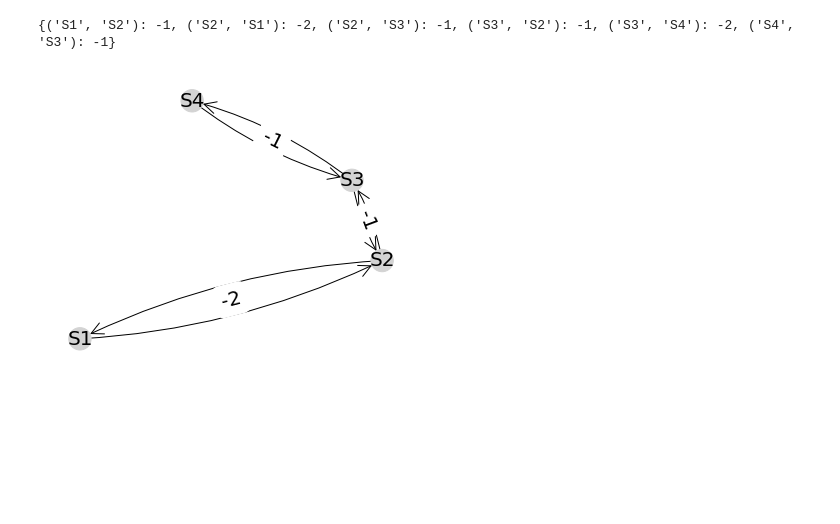
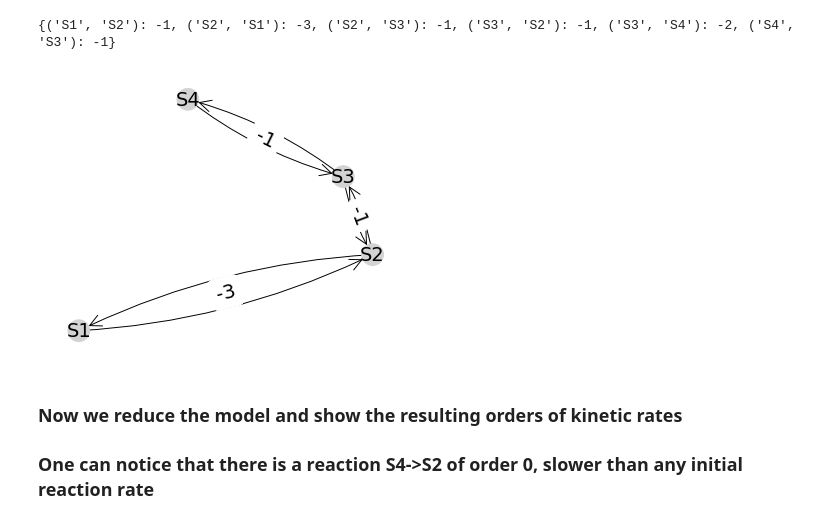
Before and after one commit to oradules/LNetReduce, a Jupyter notebook: Example_Petrov_paper.ipynb, the cells around one changed output. Cells and saved outputs as stored; diff of their text form; code cells hidden in the pictures; blank space fills up the shorter version.

Commit message:
updating Petrov example

```diff
--- a/Example_Petrov_paper.ipynb
+++ b/Example_Petrov_paper.ipynb
@@ -45,26 +52,38 @@ def plot_dynamics(G,title='',timescale=5,highlighted_node=None):
 # %%
-filename = 'models/petrov.csv'
+# load the model
+filename = 'models/petrov1.csv'
 reduced_filename = "%s_reduced" % filename
 timescale = 5
 G = reduction.load(filename)
+
+# prepare some stuff for visualization
 node_names = []
 for n in G:
     node_names.append(n)
 color_map = []
 for node in G:
     color_map.append('lightgray')
+
+# compute the layout
 pos = nx.nx_pydot.graphviz_layout(G)
+
+# draw the graph
 nx.draw(G, pos,with_labels = True,node_color=color_map,
         font_size=20,node_size=500,arrowsize=30,arrowstyle='->',
        connectionstyle="arc3,rad=0.1")
 edge_labels = get_edge_labels_dic(G)
 nx.draw_networkx_edge_labels(G,pos,edge_labels=edge_labels,font_color='black',font_size=20)
+
+# show the edge labels (difficult to show on reciprocal arrows)
 edge_labels = get_edge_labels_dic(G)
 print(edge_labels)
 plt.show()
 # %% [output]
-{('S1', 'S2'): -1, ('S2', 'S1'): -2, ('S2', 'S3'): -1, ('S3', 'S2'): -1, ('S3', 'S4'): -2, ('S4', 'S3'): -1}
+{('S1', 'S2'): -1, ('S2', 'S1'): -3, ('S2', 'S3'): -1, ('S3', 'S2'): -1, ('S3', 'S4'): -2, ('S4', 'S3'): -1}
-[figure, old version]
+[figure, new version]
+# %% [markdown]
+### Now we reduce the model and show the resulting orders of kinetic rates
+### One can notice that there is a reaction S4->S2 of order 0, slower than any initial reaction rate
 # %%
 try:
     uG = reduction.reduce_graph(G)
```
Also changed, not shown: parts of 11 cells of this notebook, 2 other files.
